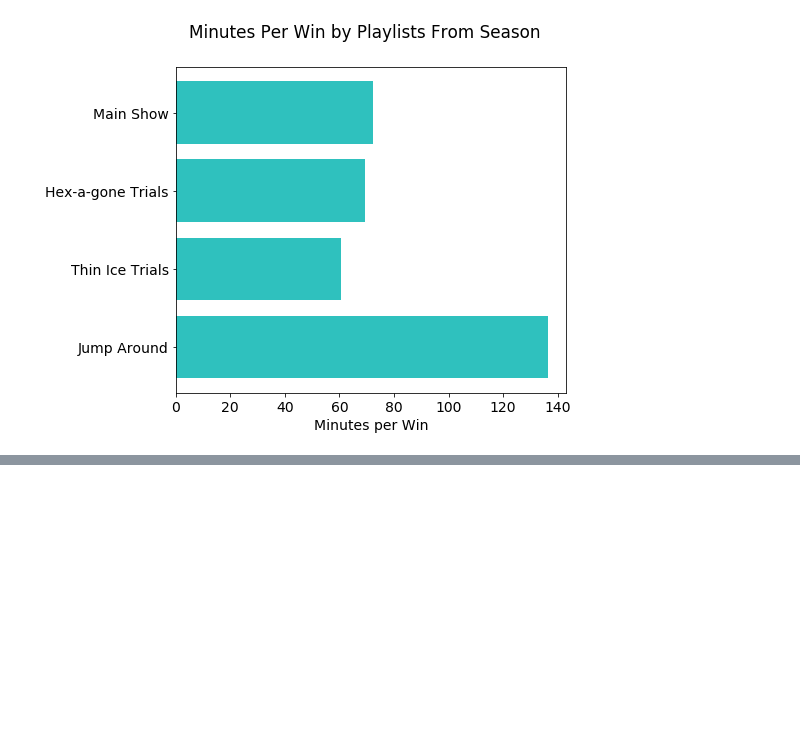
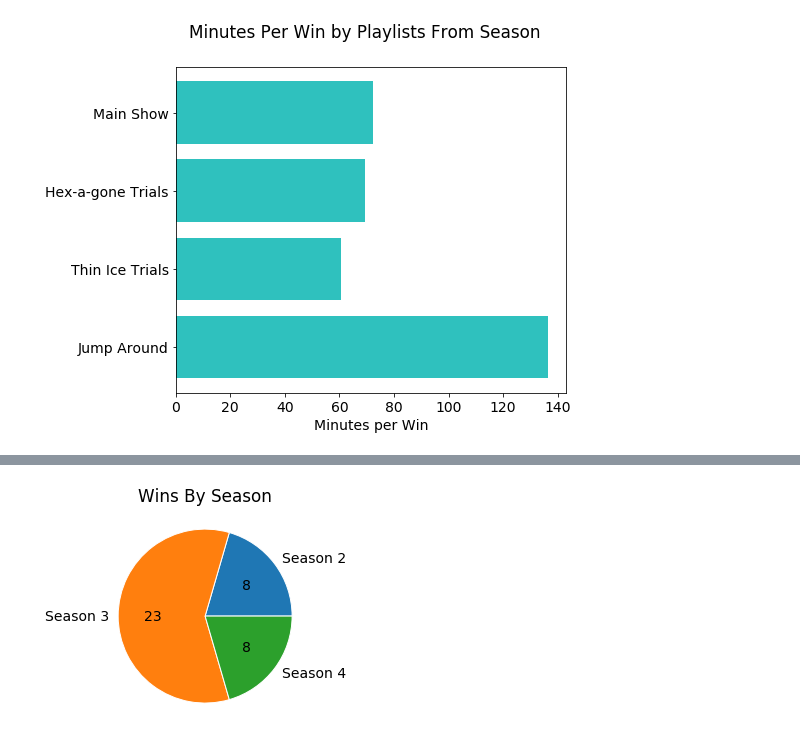
Before and after one commit to jvmohr/FallGuysCharts, a Jupyter notebook: Fall Guys Data Exploration.ipynb, the cells around one changed output, grey strips where cells are left out. Drawn from its saved outputs; the diff is of its cells as text; code cells hidden in the pictures; blank space fills up the shorter version.

```diff
--- a/Fall Guys Data Exploration.ipynb
+++ b/Fall Guys Data Exploration.ipynb
@@ -353,0 +359,5 @@ fgv.squadsFinalStackedBar(squad_shows_df, squad_rounds_df)
+# %%
+# Get a pie chart for normal wins by season
+fgv.winsBySeasonPie(shows_df);
+# %% [output]
+[figure, added]
```
Also changed, not shown: parts of 28 cells of this notebook, 3 other files.
